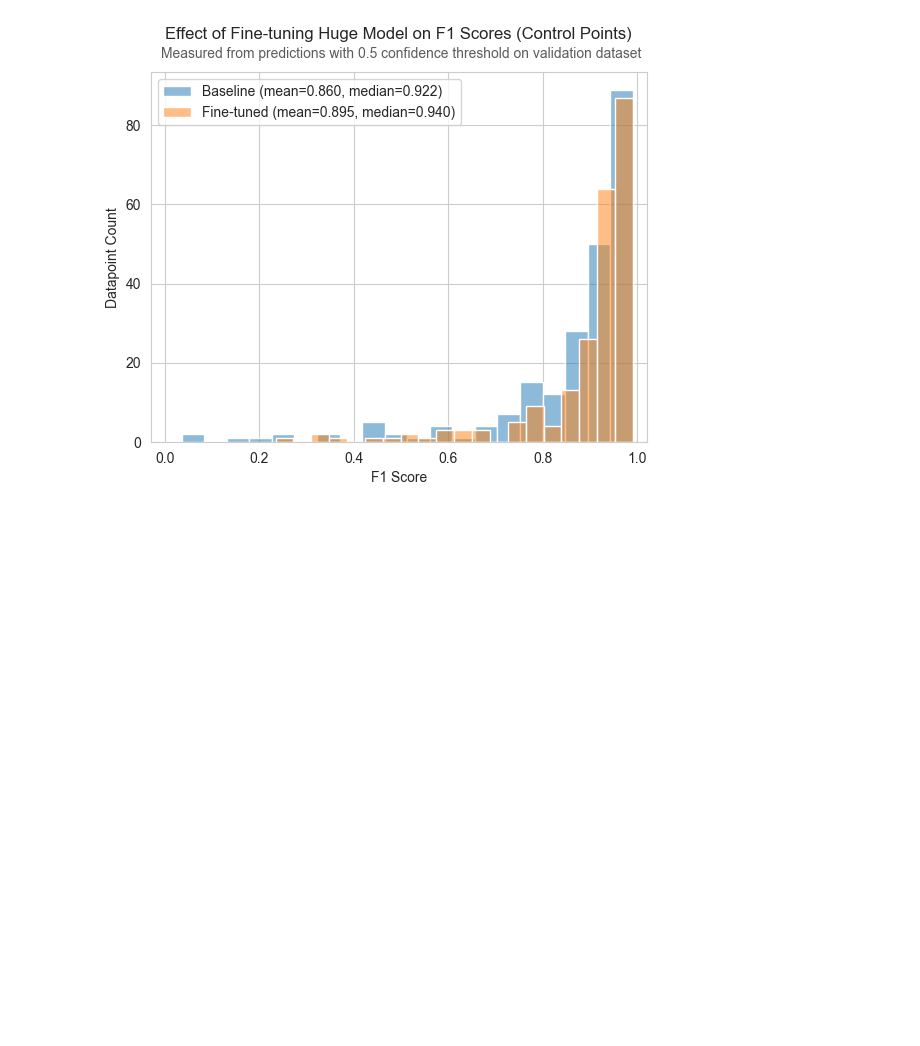
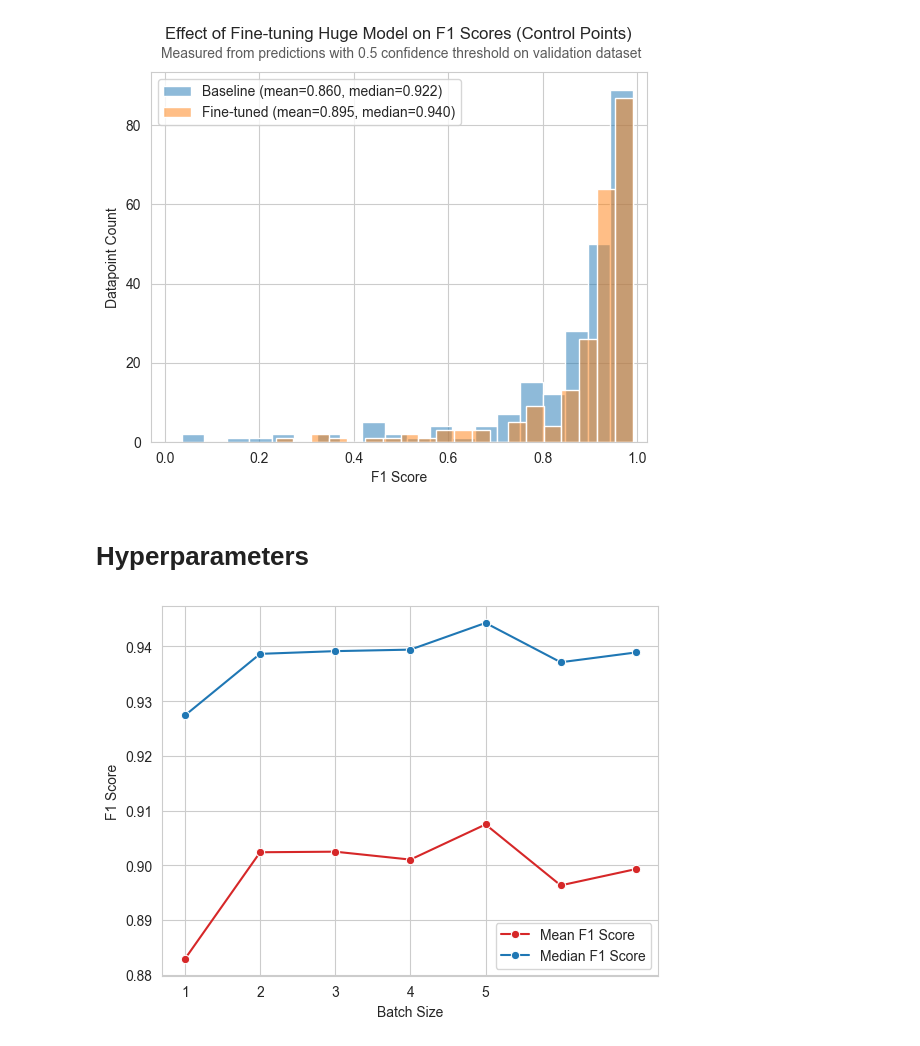
Before and after one commit to geo-smart/elwha_segmentation, a Jupyter notebook: book/experiments/plotting.ipynb, the cells around one changed output. Drawn from its saved outputs; the diff is of its cells as text; code cells hidden in the pictures; blank space fills up the shorter version.

```diff
--- a/book/experiments/plotting.ipynb
+++ b/book/experiments/plotting.ipynb
@@ -200,3 +200,41 @@ plot_scores_comparison(
 )
 # %% [output]
 [figure]
+# %% [markdown]
+# Hyperparameters
+# %%
+batch_sizes = [size for size in range(1, 8)]
+f1_scores = [
+    read_list_from_file(f"./hyperparams/f1_scores_base_AdamW_lr=7e-06_wd=0.0002_bs={size}_mp=fp16_pts_3p0n_erode_loss=dice.txt")
+    for size in batch_sizes
+]
+
+mean_f1_scores = [np.mean(scores) for scores in f1_scores]
+median_f1_scores = [np.median(scores) for scores in f1_scores]
+# %%
+fig, ax = plt.subplots()
+
+sns.lineplot(
+    x=batch_sizes,
+    y=mean_f1_scores,
+    label=f"Mean F1 Score",
+    color="C3",
+    marker="o",
+)
+sns.lineplot(
+    x=batch_sizes,
+    y=median_f1_scores,
+    label=f"Median F1 Score",
+    color="C0",
+    markers=True,
+    marker="o",
+)
+
+plt.xticks(range(1, 6))
+plt.xlabel("Batch Size")
+plt.ylabel("F1 Score")
+# plt.ylim([0.75, 1])
+plt.legend()
+plt.show()
+# %% [output]
+[figure, added]
```
Also changed, not shown: parts of 2 cells of this notebook, 9 other files.
